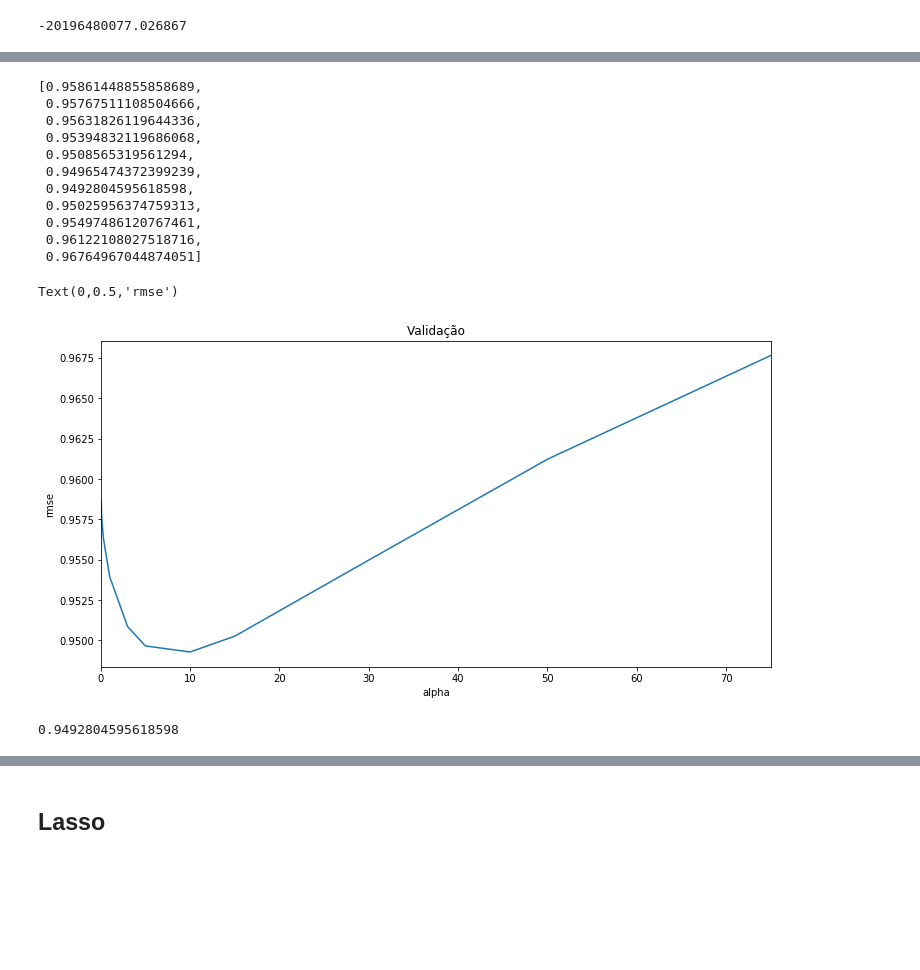
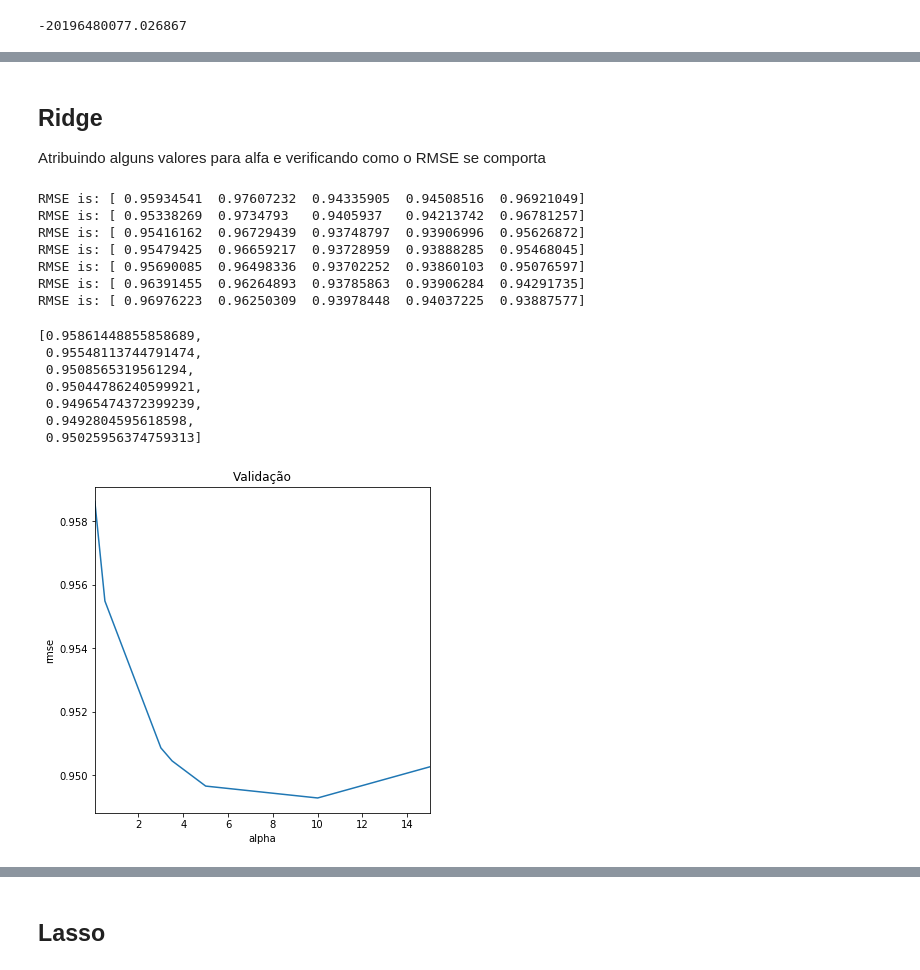
Before and after one commit to Lorenaps/aprendizagem-maquina, a Jupyter notebook: previsao_votacao_deputados/previsao_votacao_deputados.ipynb, the cells around one changed output, grey strips where cells are left out. Drawn from its saved outputs; the diff is of its cells as text; code cells hidden in the pictures; blank space fills up the shorter version.

```diff
--- a/previsao_votacao_deputados/previsao_votacao_deputados.ipynb
+++ b/previsao_votacao_deputados/previsao_votacao_deputados.ipynb
@@ -325,4 +332,5 @@ Função para calcular o RMSE do modelo passado como parâmentro
 # %%
-def calc_rmse(model):
-    rmse = np.sqrt(-cross_val_score(model, x_train, y_train, scoring="neg_mean_squared_error", cv=5))
+def calc_rmse(model, cv):
+    rmse = np.sqrt(-cross_val_score(model, x_train, y_train, scoring="neg_mean_squared_error", cv=cv))
+    print("RMSE is: {0} ".format(rmse))
     return rmse
@@ -331,32 +349,36 @@ def calc_rmse(model):
+# %%
+def gerar_vis_validacao(measures, alphas, title_measure):
+    data = pd.Series(measures, index=alphas)
+    data.plot(title = "Validação")
+    plt.xlabel("alpha")
+    plt.ylabel(title_measure)
+# %% [markdown]
+## Ridge
+Atribuindo alguns valores para alfa e verificando como o RMSE se comporta
+# %%
+alphas = [0.05, 0.5, 3, 3.5, 5, 10, 15]
+cv = 5
 # %%
-model_ridge = Ridge()
-
-alphas = [0.05, 0.1, 0.3, 1, 3, 5, 10, 15, 30, 50, 75]
-ridge = [calc_rmse(Ridge(alpha= alpha)).mean()
+ridge_rmse = [calc_rmse(Ridge(alpha=alpha), cv).mean()
             for alpha in alphas]
 
-ridge
+ridge_rmse
 # %% [output]
-[0.95861448855858689,
- 0.95767511108504666,
- 0.95631826119644336,
- 0.95394832119686068,
- 0.9508565319561294,
- 0.94965474372399239,
- 0.9492804595618598,
- 0.95025956374759313,
- 0.95497486120767461,
- 0.96122108027518716,
- 0.96764967044874051]
+RMSE is: [ 0.95934541  0.97607232  0.94335905  0.94508516  0.96921049]
+RMSE is: [ 0.95338269  0.9734793   0.9405937   0.94213742  0.96781257]
+RMSE is: [ 0.95416162  0.96729439  0.93748797  0.93906996  0.95626872]
+RMSE is: [ 0.95479425  0.96659217  0.93728959  0.93888285  0.95468045]
+RMSE is: [ 0.95690085  0.96498336  0.93702252  0.93860103  0.95076597]
+RMSE is: [ 0.96391455  0.96264893  0.93785863  0.93906284  0.94291735]
+RMSE is: [ 0.96976223  0.96250309  0.93978448  0.94037225  0.93887577]
+[0.95861448855858689,
+ 0.95548113744791474,
+ 0.9508565319561294,
+ 0.95044786240599921,
+ 0.94965474372399239,
+ 0.9492804595618598,
+ 0.95025956374759313]
-# %%
-ridge = pd.Series(ridge, index=alphas)
-ridge.plot(title = "Validação")
-plt.xlabel("alpha")
-plt.ylabel("rmse")
-# %% [output]
-Text(0,0.5,'rmse')
-[figure, removed]
-# %%
-ridge.min()
-# %% [output]
-0.9492804595618598
+# %%
+gerar_vis_validacao(ridge_rmse, alphas, "rmse")
+# %% [output]
+[figure, added]
```
Also changed, not shown: parts of 42 cells of this notebook.
